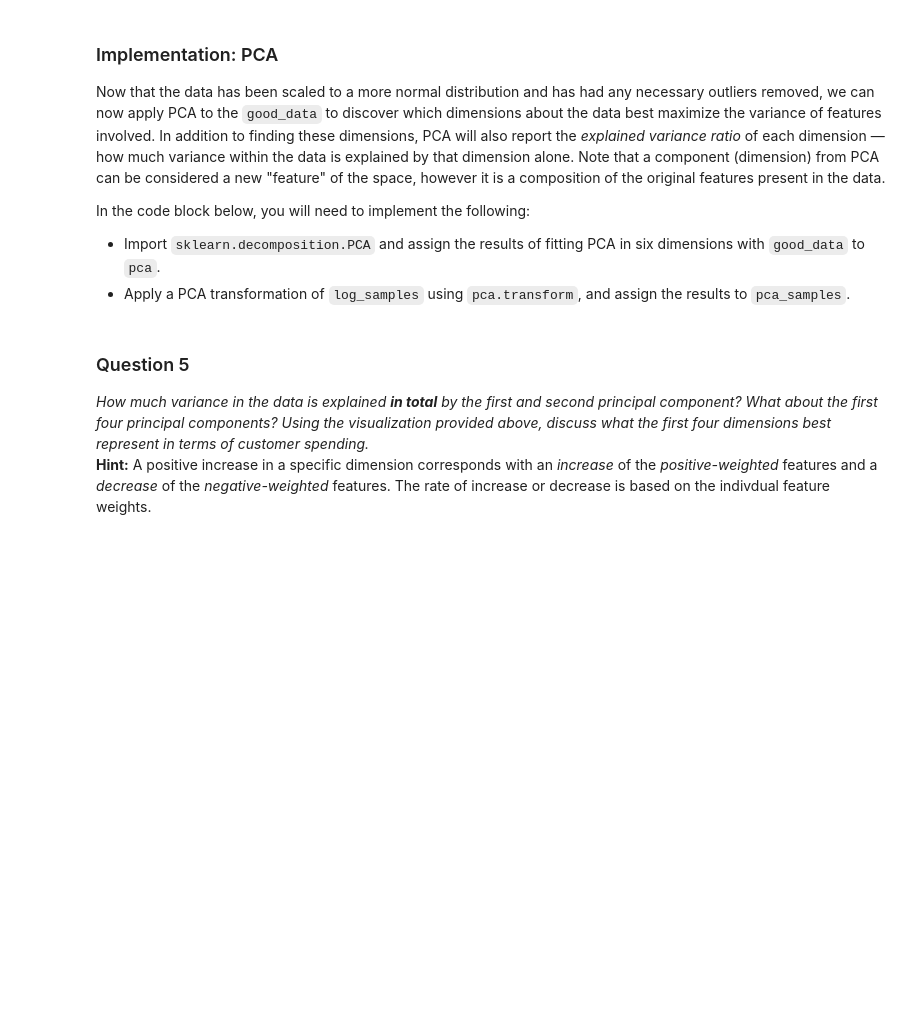
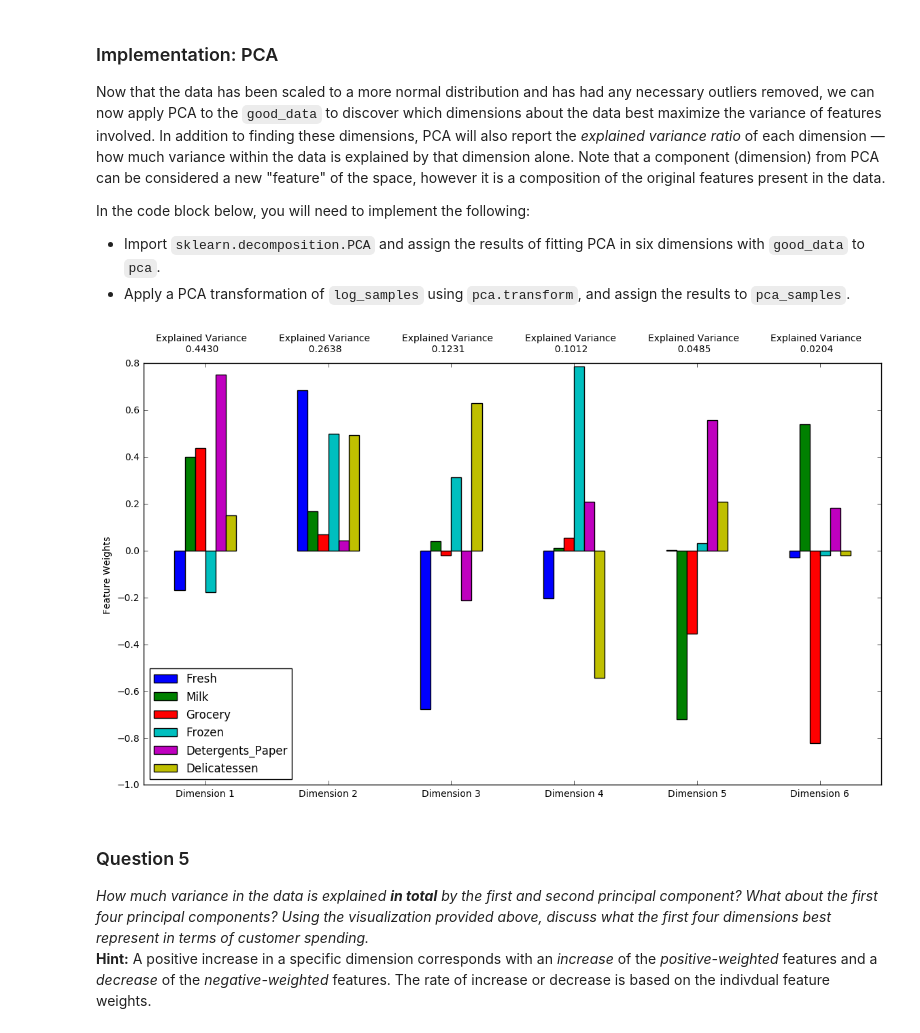
Before and after one commit to deepakrohilla13/machine-learning-excercise, a Jupyter notebook: customer_segments/customer_segments.ipynb, the cells around one changed output. Drawn from its saved outputs; the diff is of its cells as text; code cells hidden in the pictures; blank space fills up the shorter version.

```diff
--- a/customer_segments/customer_segments.ipynb
+++ b/customer_segments/customer_segments.ipynb
@@ -220,22 +251,42 @@ Once you have performed this implementation, the dataset will be stored in the v
 # %%
+outliers_counter = Counter()
+
 # For each feature find the data points with extreme high or low values
 for feature in log_data.keys():
 
     # TODO: Calculate Q1 (25th percentile of the data) for the given feature
-    Q1 = None
+    Q1 = np.percentile(log_data[feature], 25)
 
     # TODO: Calculate Q3 (75th percentile of the data) for the given feature
-    Q3 = None
+    Q3 = np.percentile(log_data[feature], 75)
 
     # TODO: Use the interquartile range to calculate an outlier step (1.5 times the interquartile range)
-    step = None
+    step = (Q3 - Q1)*1.5
+
+    uper_limit = Q1+step
+    lower_limit = Q3-step
 
     # Display the outliers
     print "Data points considered outliers for the feature '{}':".format(feature)
-    display(log_data[~((log_data[feature] >= Q1 - step) & (log_data[feature] <= Q3 + step))])
+    tmp_df = log_data[~((log_data[feature] >= Q1 - step) & (log_data[feature] <= Q3 + step))]
+    for o in tmp_df.index.tolist():
+        outliers_counter[o]+=1
+    display(tmp_df)
+
 
 # OPTIONAL: Select the indices for data points you wish to remove
-outliers  = []
+print('List of all outliners')
+print(list(outliers_counter))
+
+print('Common outliners found in multiple features')
+display(outliers_counter.most_common(5))
 
 # Remove the outliers, if any were specified
-good_data = log_data.drop(log_data.index[outliers]).reset_index(drop = True)
+
+#Remove all found
+#good_data = log_data.drop(log_data.index[list(outliers)]).reset_index(drop = True)
+
+#Removing only which occured for more than one features
+good_data = log_data.drop(log_data.index[dict(outliers_counter.most_common(5)).keys()]).reset_index(drop = True)
+
+print('Good data length: '+str(len(good_data)))
@@ -256,14 +369,17 @@ In the code block below, you will need to implement the following:
  - Import `sklearn.decomposition.PCA` and assign the results of fitting PCA in six dimensions with `good_data` to `pca`.
  - Apply a PCA transformation of `log_samples` using `pca.transform`, and assign the results to `pca_samples`.
 # %%
+from sklearn.decomposition import PCA
 # TODO: Apply PCA by fitting the good data with the same number of dimensions as features
-pca = None
+pca = PCA(n_components=len(good_data.columns)).fit(good_data)
 
 # TODO: Transform log_samples using the PCA fit above
-pca_samples = None
+pca_samples = pca.transform(log_samples)
 
 # Generate PCA results plot
 pca_results = vs.pca_results(good_data, pca)
+# %% [output]
+[figure, added]
 # %% [markdown]
 ### Question 5
 *How much variance in the data is explained* ***in total*** *by the first and second principal component? What about the first four principal components? Using the visualization provided above, discuss what the first four dimensions best represent in terms of customer spending.*
```
Also changed, not shown: parts of 16 cells of this notebook.
